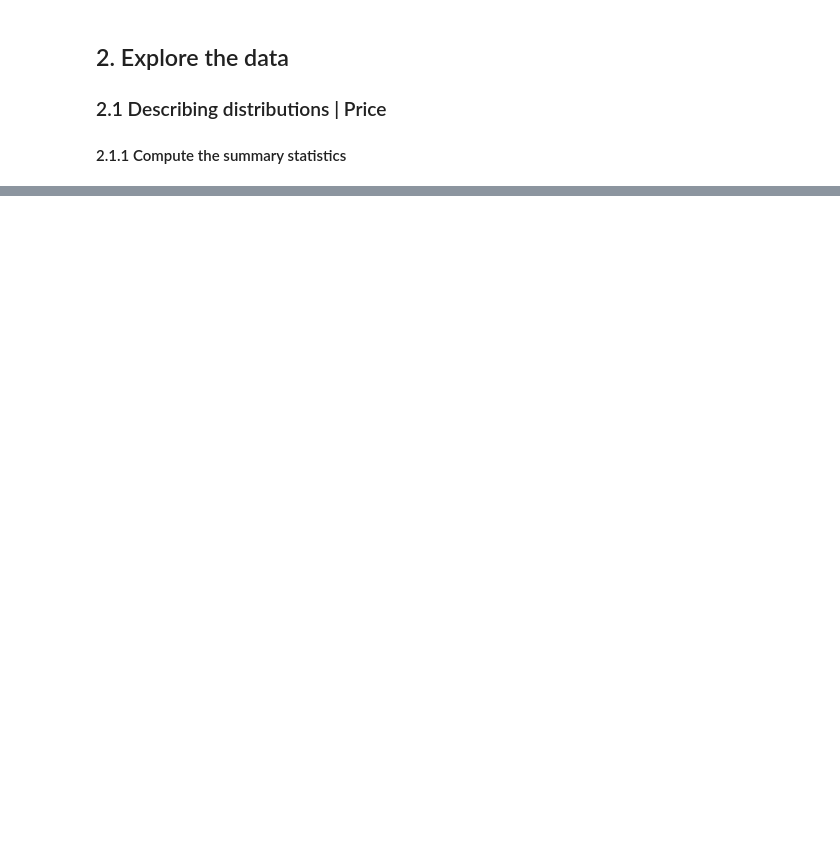
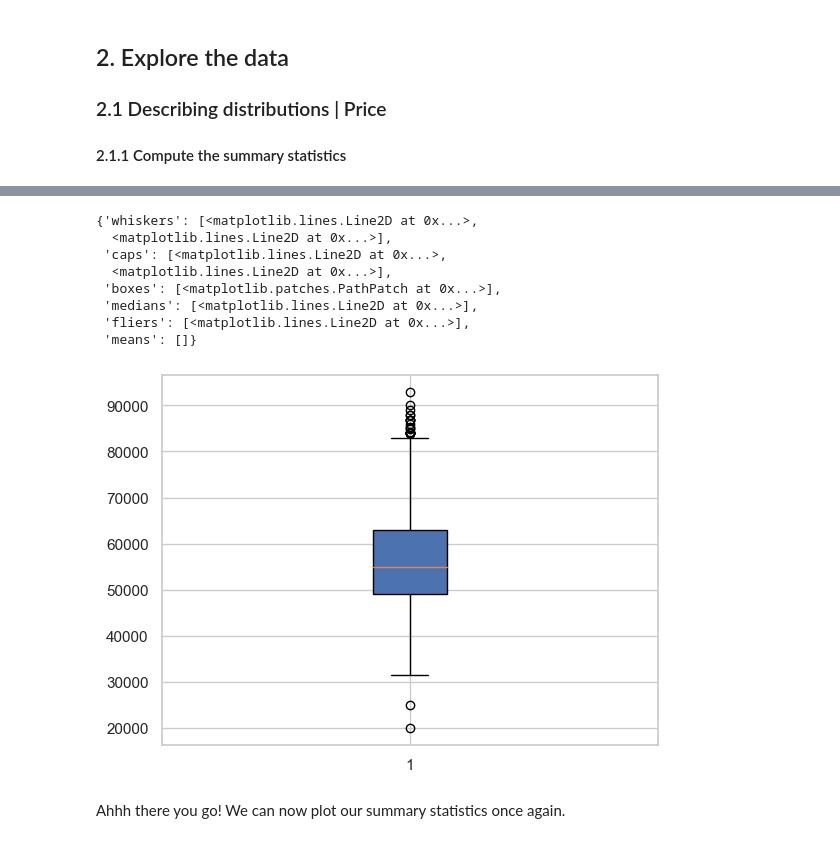
Before and after one commit to felipesebben/bk_data_analysis_studies, a Jupyter notebook: da_data_exercises/ch03-exploratory_data_analysis/02-used_cars_distribution/02-EDA_used_cars._distribution.ipynb, the cells around one changed output, grey strips where cells are left out. Drawn from its saved outputs; the diff is of its cells as text; code cells hidden in the pictures; blank space fills up the shorter version.

```diff
--- a/da_data_exercises/ch03-exploratory_data_analysis/02-used_cars_distribution/02-EDA_used_cars._distribution.ipynb
+++ b/da_data_exercises/ch03-exploratory_data_analysis/02-used_cars_distribution/02-EDA_used_cars._distribution.ipynb
@@ -89,0 +115,14 @@ summary_table_price
+# %%
+plt.boxplot(used_cars_cut["car_price"], vert=True, patch_artist=True)
+# %% [output]
+{'whiskers': [<matplotlib.lines.Line2D at 0x...>,
+  <matplotlib.lines.Line2D at 0x...>],
+ 'caps': [<matplotlib.lines.Line2D at 0x...>,
+  <matplotlib.lines.Line2D at 0x...>],
+ 'boxes': [<matplotlib.patches.PathPatch at 0x...>],
+ 'medians': [<matplotlib.lines.Line2D at 0x...>],
+ 'fliers': [<matplotlib.lines.Line2D at 0x...>],
+ 'means': []}
+[figure, added]
+# %% [markdown]
+<p>Ahhh there you go! We can now plot our summary statistics once again.</p>
```
Also changed, not shown: parts of 22 cells of this notebook, 1 other file.
